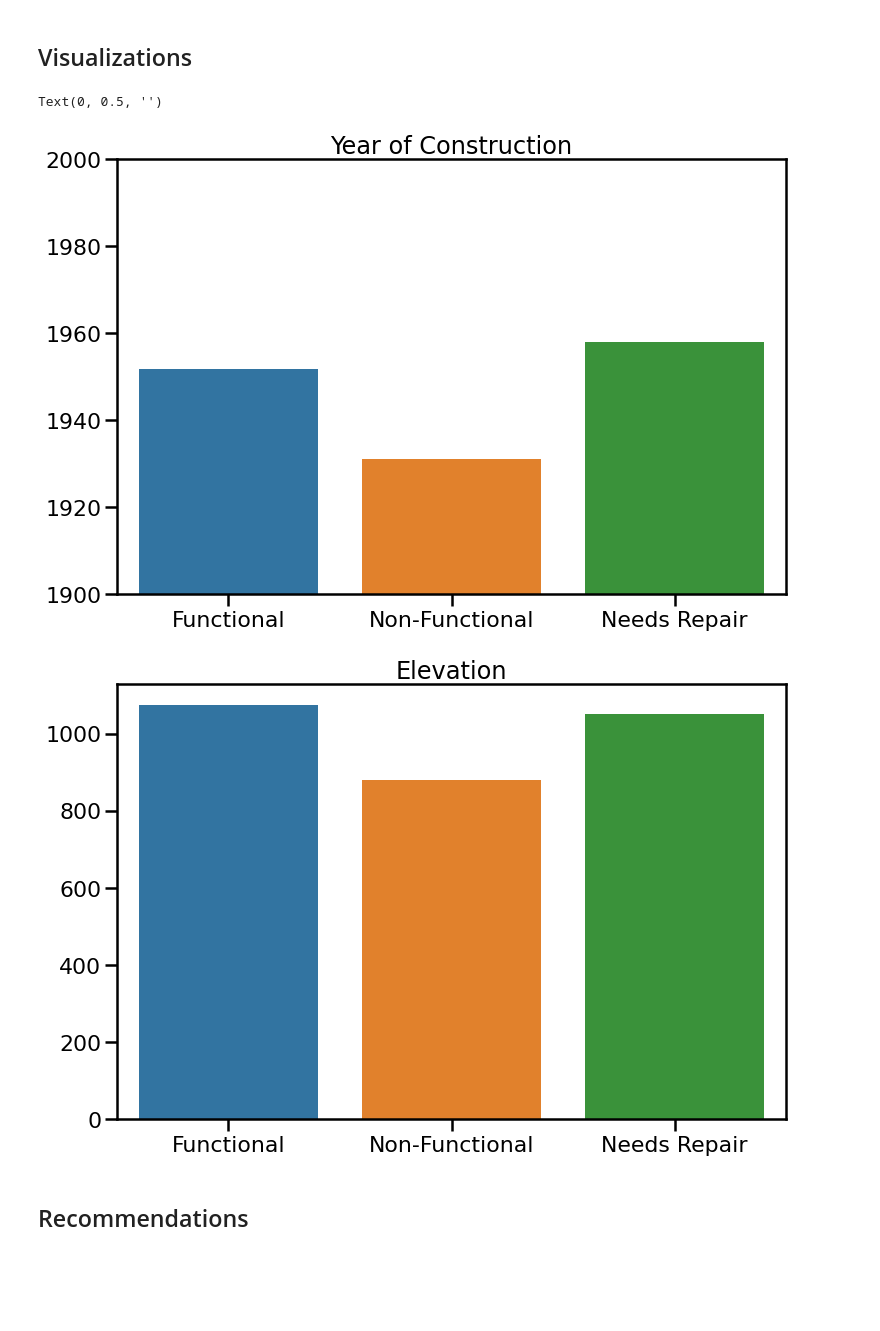
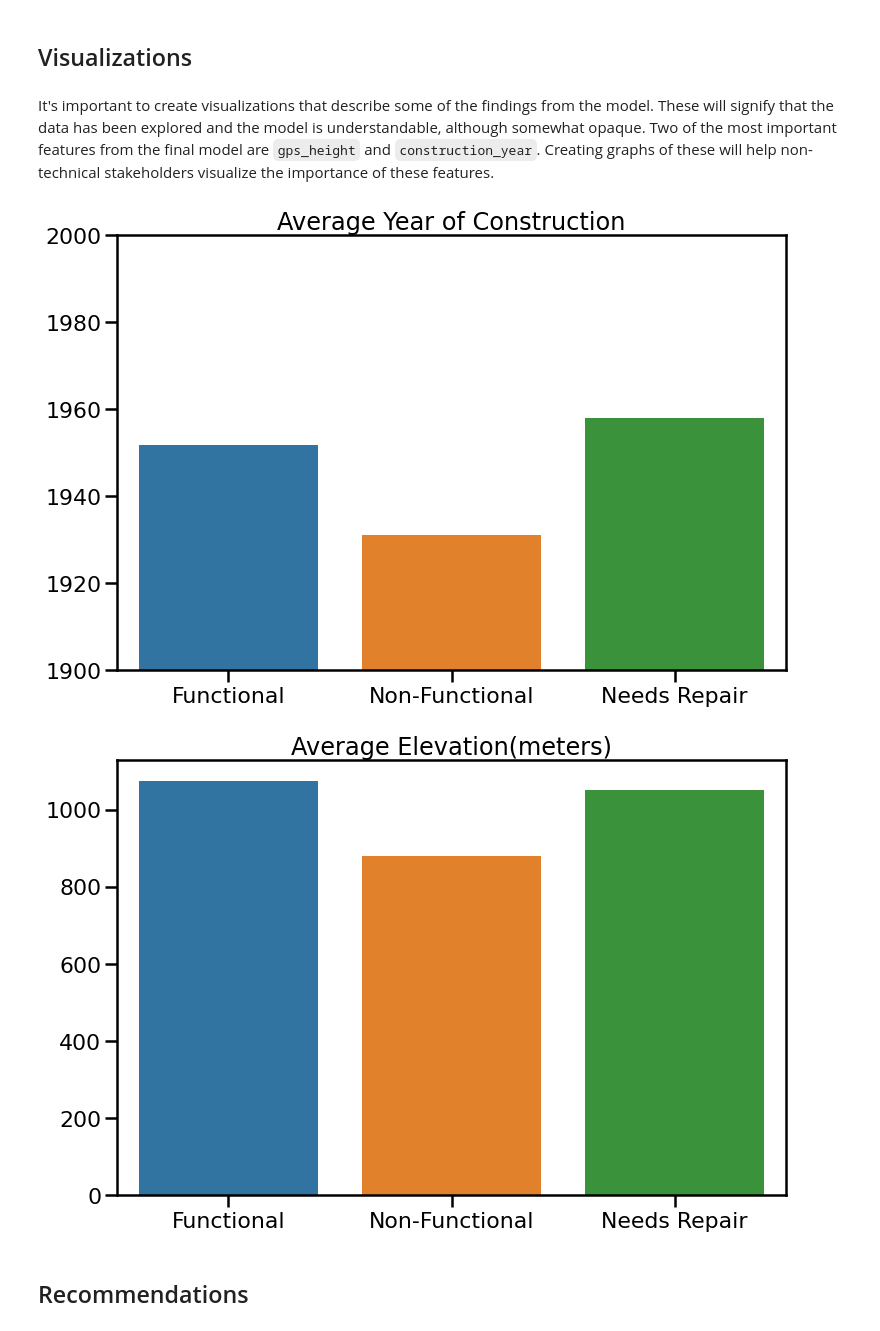
Before and after one commit to twood2015/Flatiron_Project_3, a Jupyter notebook: FinalNotebook.ipynb, the cells around one changed output. Saved outputs shown, nothing was run; the diff lists cells and outputs as text; code cells hidden in the pictures; blank space fills up the shorter version.

Commit message:
added graphs and added text to notebook

```diff
--- a/FinalNotebook.ipynb
+++ b/FinalNotebook.ipynb
@@ -1304,2 +1211,4 @@ feat_dict = dict(zip(features, importances))
 # %% [markdown]
 ## Visualizations
+# %% [markdown]
+It's important to create visualizations that describe some of the findings from the model. These will signify that the data has been explored and the model is understandable, although somewhat opaque. Two of the most important features from the final model are `gps_height` and `construction_year`. Creating graphs of these will help non-technical stakeholders visualize the importance of these features.
@@ -1306,24 +1218,24 @@ feat_dict = dict(zip(features, importances))
 # %%
 fig, ax = plt.subplots(figsize=(12, 8))
-sns.set_context('poster')
 sns.barplot(df_zero['status_group'], df_zero['construction_year'], ax=ax, ci=None)
 ax.set_ylim(ymin=1900, ymax=2000)
-ax.set_title('Year of Construction')
+ax.set_title('Average Year of Construction')
 ax.set_xticklabels(['Functional', 'Non-Functional', 'Needs Repair'])
 ax.set_xlabel('')
-ax.set_ylabel('');
+ax.set_ylabel('')
+plt.savefig('./images/constructiongraph.png');
 # %% [output]
-Text(0, 0.5, '')
-[figure, old version]
+[figure, new version]
 # %%
 fig, ax = plt.subplots(figsize=(12, 8))
 sns.barplot(df_zero['status_group'], df_zero['gps_height'], ax=ax, ci=None)
-ax.set_title('Elevation')
+ax.set_title('Average Elevation(meters)')
 ax.set_xticklabels(['Functional', 'Non-Functional', 'Needs Repair'])
 ax.set_xlabel('')
-ax.set_ylabel('');
+ax.set_ylabel('')
+plt.savefig('./images/elevationgraph.png');
 # %% [output]
-[figure, old version]
+[figure, new version]
 # %% [markdown]
 ## Recommendations
 # %% [markdown]
```
Also changed, not shown: parts of 96 cells of this notebook, 2 other files.
